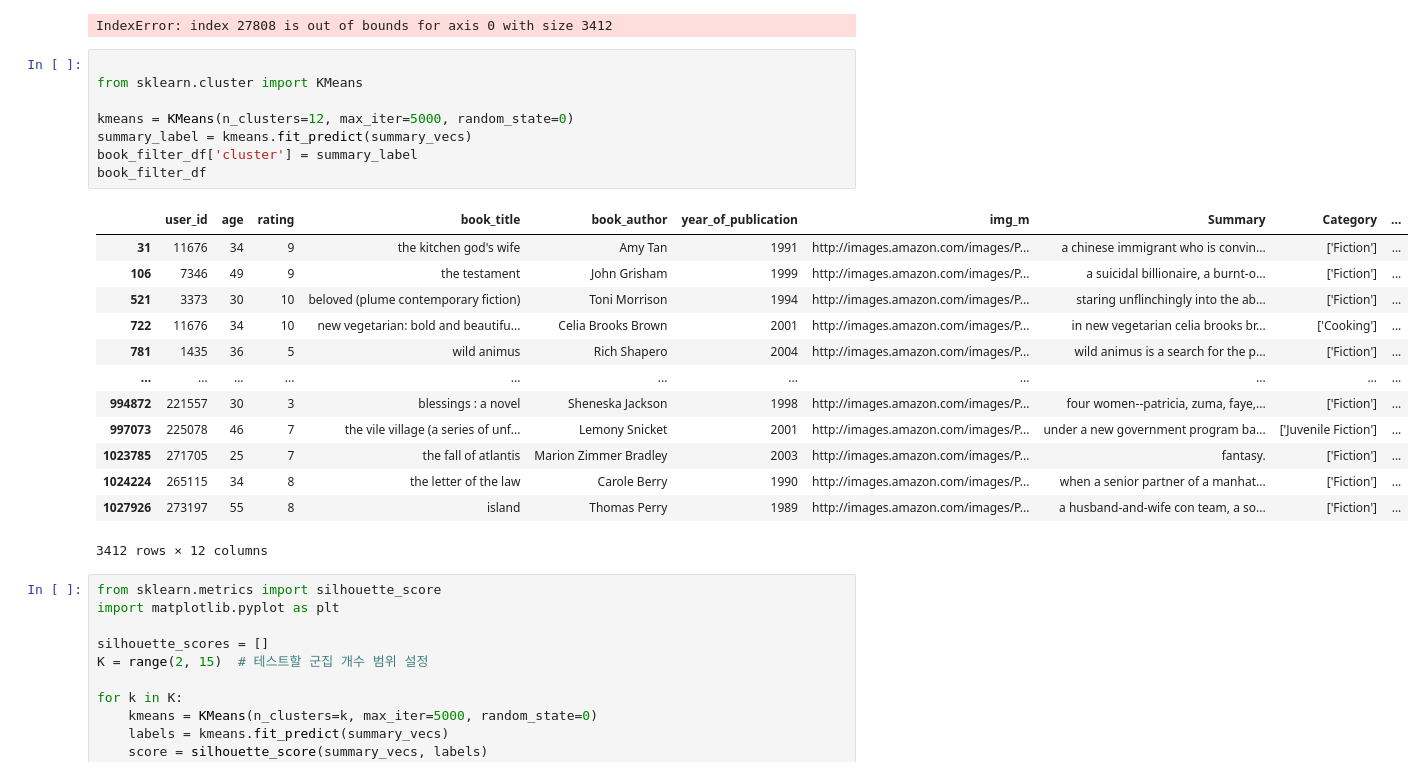
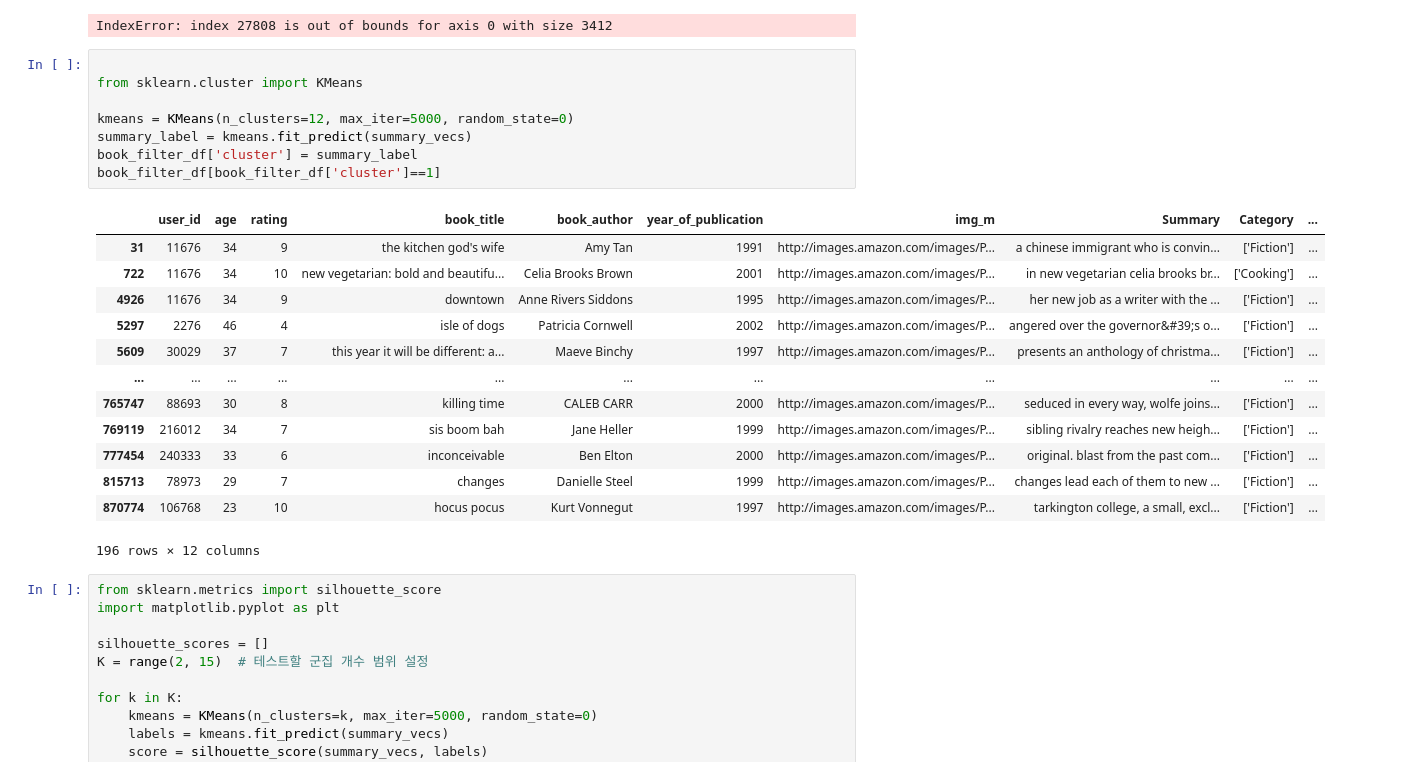
Before and after one commit to hyeyoung-x/DA36_mini2_Bookitoki, a Jupyter notebook: Hyeyoung/Summary_Tfidf.ipynb, the cells around one changed output. Drawn from its saved outputs; the diff is of its cells as text.

```diff
--- a/Hyeyoung/Summary_Tfidf.ipynb
+++ b/Hyeyoung/Summary_Tfidf.ipynb
@@ -213,25 +206,25 @@ IndexError: index 27808 is out of bounds for axis 0 with size 3412
 # %%
 
 from sklearn.cluster import KMeans
 
 kmeans = KMeans(n_clusters=12, max_iter=5000, random_state=0)
 summary_label = kmeans.fit_predict(summary_vecs)
 book_filter_df['cluster'] = summary_label
-book_filter_df
+book_filter_df[book_filter_df['cluster']==1]
 # %% [output]
 |  | user_id | age | rating | book_title | book_author | year_of_publication | img_m | Summary | Category | ... |
 | 31 | 11676 | 34 | 9 | the kitchen god's wife | Amy Tan | 1991 | http://images.amazon.com/images/P... | a chinese immigrant who is convin... | ['Fiction'] | ... |
-| 106 | 7346 | 49 | 9 | the testament | John Grisham | 1999 | http://images.amazon.com/images/P... | a suicidal billionaire, a burnt-o... | ['Fiction'] | ... |
-| 521 | 3373 | 30 | 10 | beloved (plume contemporary fiction) | Toni Morrison | 1994 | http://images.amazon.com/images/P... | staring unflinchingly into the ab... | ['Fiction'] | ... |
 | 722 | 11676 | 34 | 10 | new vegetarian: bold and beautifu... | Celia Brooks Brown | 2001 | http://images.amazon.com/images/P... | in new vegetarian celia brooks br... | ['Cooking'] | ... |
-| 781 | 1435 | 36 | 5 | wild animus | Rich Shapero | 2004 | http://images.amazon.com/images/P... | wild animus is a search for the p... | ['Fiction'] | ... |
+| 4926 | 11676 | 34 | 9 | downtown | Anne Rivers Siddons | 1995 | http://images.amazon.com/images/P... | her new job as a writer with the ... | ['Fiction'] | ... |
+| 5297 | 2276 | 46 | 4 | isle of dogs | Patricia Cornwell | 2002 | http://images.amazon.com/images/P... | angered over the governor&#39;s o... | ['Fiction'] | ... |
+| 5609 | 30029 | 37 | 7 | this year it will be different: a... | Maeve Binchy | 1997 | http://images.amazon.com/images/P... | presents an anthology of christma... | ['Fiction'] | ... |
 | ... | ... | ... | ... | ... | ... | ... | ... | ... | ... | ... |
-| 994872 | 221557 | 30 | 3 | blessings : a novel | Sheneska Jackson | 1998 | http://images.amazon.com/images/P... | four women--patricia, zuma, faye,... | ['Fiction'] | ... |
-| 997073 | 225078 | 46 | 7 | the vile village (a series of unf... | Lemony Snicket | 2001 | http://images.amazon.com/images/P... | under a new government program ba... | ['Juvenile Fiction'] | ... |
-| 1023785 | 271705 | 25 | 7 | the fall of atlantis | Marion Zimmer Bradley | 2003 | http://images.amazon.com/images/P... | fantasy. | ['Fiction'] | ... |
-| 1024224 | 265115 | 34 | 8 | the letter of the law | Carole Berry | 1990 | http://images.amazon.com/images/P... | when a senior partner of a manhat... | ['Fiction'] | ... |
-| 1027926 | 273197 | 55 | 8 | island | Thomas Perry | 1989 | http://images.amazon.com/images/P... | a husband-and-wife con team, a so... | ['Fiction'] | ... |
+| 765747 | 88693 | 30 | 8 | killing time | CALEB CARR | 2000 | http://images.amazon.com/images/P... | seduced in every way, wolfe joins... | ['Fiction'] | ... |
+| 769119 | 216012 | 34 | 7 | sis boom bah | Jane Heller | 1999 | http://images.amazon.com/images/P... | sibling rivalry reaches new heigh... | ['Fiction'] | ... |
+| 777454 | 240333 | 33 | 6 | inconceivable | Ben Elton | 2000 | http://images.amazon.com/images/P... | original. blast from the past com... | ['Fiction'] | ... |
+| 815713 | 78973 | 29 | 7 | changes | Danielle Steel | 1999 | http://images.amazon.com/images/P... | changes lead each of them to new ... | ['Fiction'] | ... |
+| 870774 | 106768 | 23 | 10 | hocus pocus | Kurt Vonnegut | 1997 | http://images.amazon.com/images/P... | tarkington college, a small, excl... | ['Fiction'] | ... |
-3412 rows × 12 columns
+196 rows × 12 columns
 # %%
 from sklearn.metrics import silhouette_score
 import matplotlib.pyplot as plt
```
Also changed, not shown: parts of 5 cells of this notebook, 2 other files.
